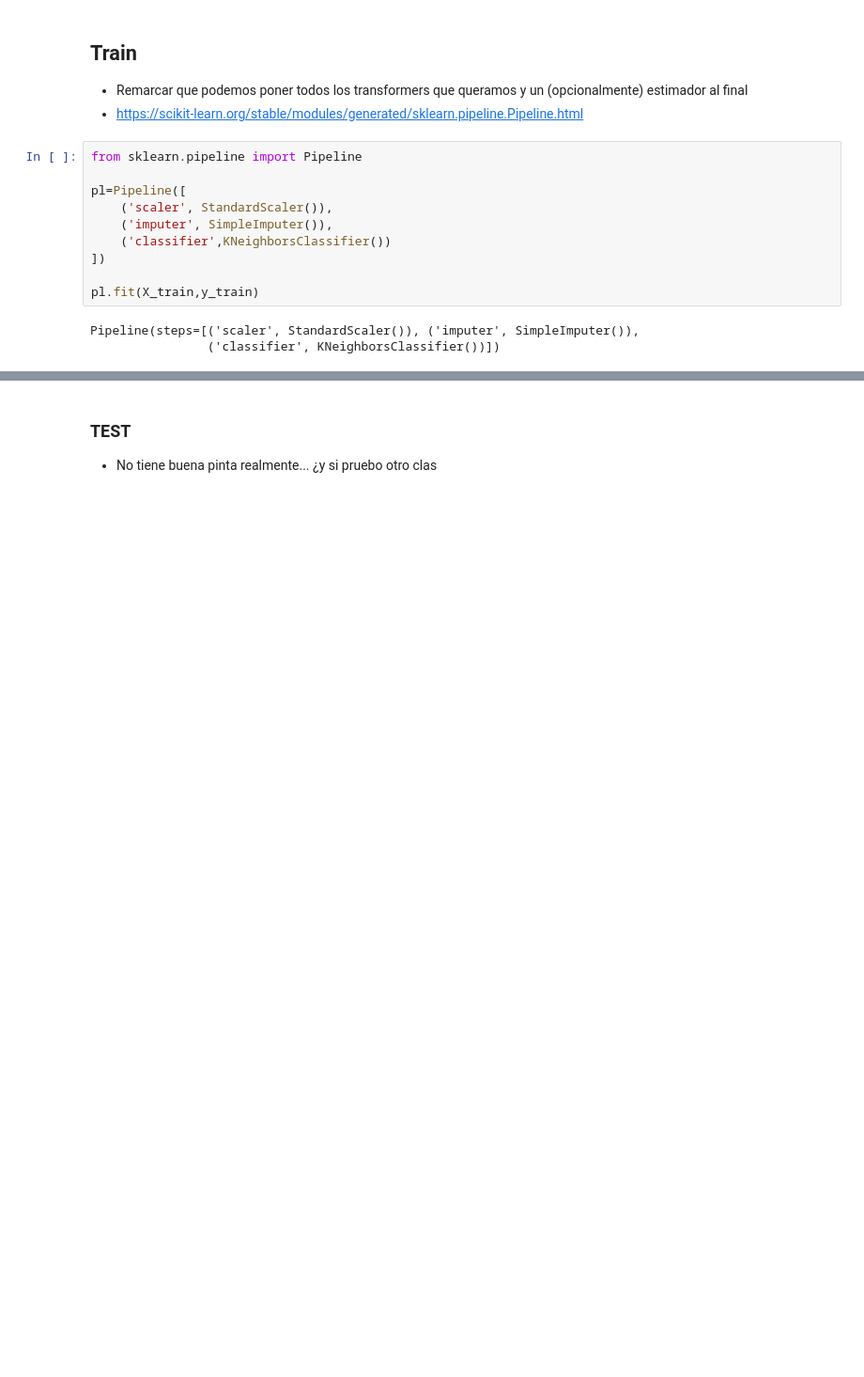
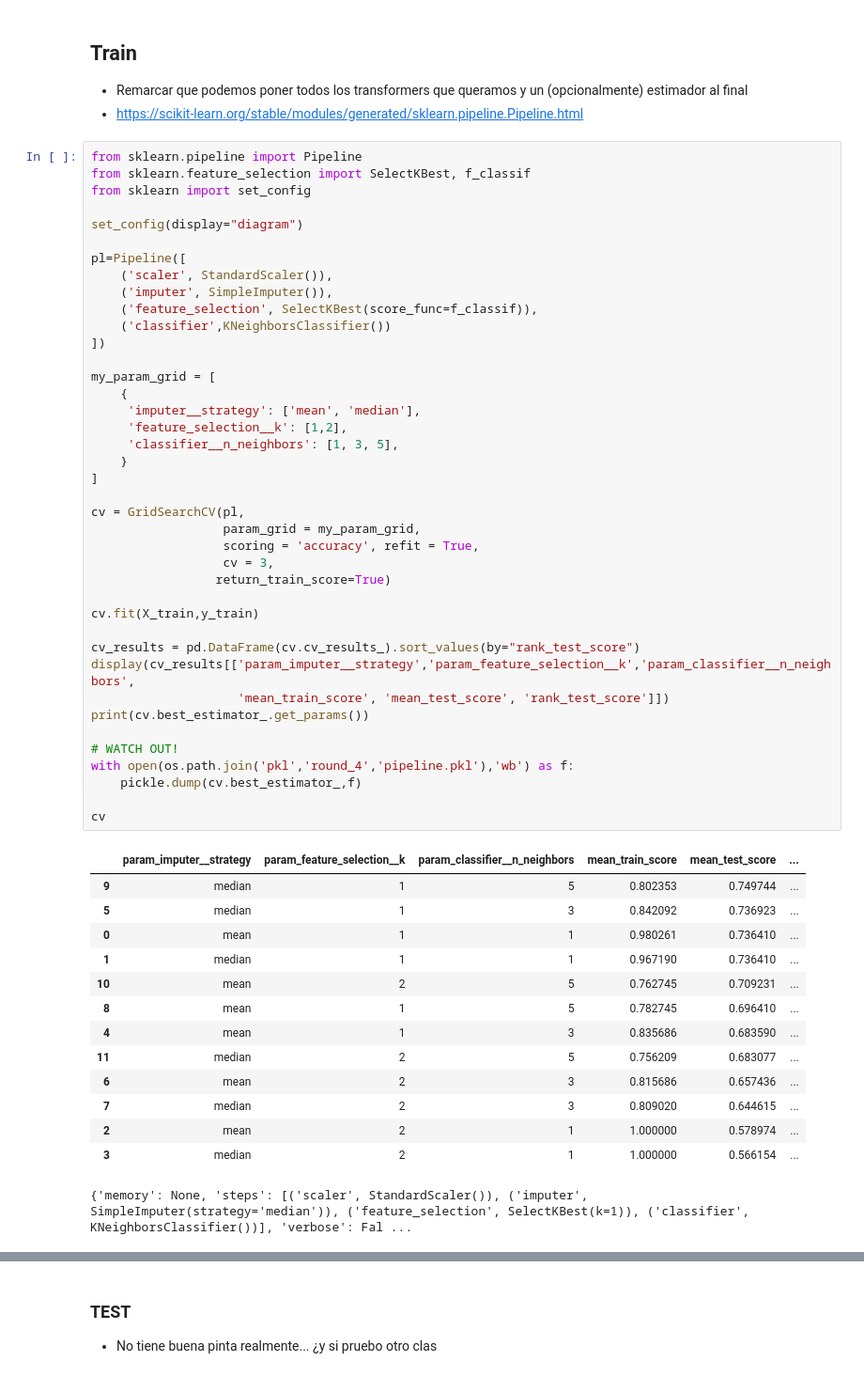
Before and after one commit to irenerodriguez/pydata-pipelines, a Jupyter notebook: notebooks/00_toy_data.ipynb, the cells around one changed output, grey strips where cells are left out. Shown at 94% size. Saved outputs shown, nothing was run; the diff lists cells and outputs as text; blank space fills up the shorter version.

```diff
--- a/notebooks/00_toy_data.ipynb
+++ b/notebooks/00_toy_data.ipynb
@@ -275,14 +284,56 @@ Accuracy in test:  0.55
 - https://scikit-learn.org/stable/modules/generated/sklearn.pipeline.Pipeline.html
 # %%
 from sklearn.pipeline import Pipeline
+from sklearn.feature_selection import SelectKBest, f_classif
+from sklearn import set_config
+
+set_config(display="diagram")
 
 pl=Pipeline([
     ('scaler', StandardScaler()),
     ('imputer', SimpleImputer()),
+    ('feature_selection', SelectKBest(score_func=f_classif)),
     ('classifier',KNeighborsClassifier())
 ])
 
-pl.fit(X_train,y_train)
+my_param_grid = [
+    {
+     'imputer__strategy': ['mean', 'median'],
+     'feature_selection__k': [1,2],
+     'classifier__n_neighbors': [1, 3, 5],
+    }
+]
+
+cv = GridSearchCV(pl,
+                  param_grid = my_param_grid,
+                  scoring = 'accuracy', refit = True,
+                  cv = 3,
+                 return_train_score=True)
+
+cv.fit(X_train,y_train)
+
+cv_results = pd.DataFrame(cv.cv_results_).sort_values(by="rank_test_score")
+display(cv_results[['param_imputer__strategy','param_feature_selection__k','param_classifier__n_neighbors',
+                    'mean_train_score', 'mean_test_score', 'rank_test_score']])
+print(cv.best_estimator_.get_params())
+
+# WATCH OUT!
+with open(os.path.join('pkl','round_4','pipeline.pkl'),'wb') as f:
+    pickle.dump(cv.best_estimator_,f)
+
+cv
 # %% [output]
+|  | param_imputer__strategy | param_feature_selection__k | param_classifier__n_neighbors | mean_train_score | mean_test_score | ... |
+| 9 | median | 1 | 5 | 0.802353 | 0.749744 | ... |
+| 5 | median | 1 | 3 | 0.842092 | 0.736923 | ... |
+| 0 | mean | 1 | 1 | 0.980261 | 0.736410 | ... |
+| 1 | median | 1 | 1 | 0.967190 | 0.736410 | ... |
+| 10 | mean | 2 | 5 | 0.762745 | 0.709231 | ... |
+| 8 | mean | 1 | 5 | 0.782745 | 0.696410 | ... |
+| 4 | mean | 1 | 3 | 0.835686 | 0.683590 | ... |
+| 11 | median | 2 | 5 | 0.756209 | 0.683077 | ... |
+| 6 | mean | 2 | 3 | 0.815686 | 0.657436 | ... |
+| 7 | median | 2 | 3 | 0.809020 | 0.644615 | ... |
+| 2 | mean | 2 | 1 | 1.000000 | 0.578974 | ... |
+| 3 | median | 2 | 1 | 1.000000 | 0.566154 | ... |
-Pipeline(steps=[('scaler', StandardScaler()), ('imputer', SimpleImputer()),
-                ('classifier', KNeighborsClassifier())])
+{'memory': None, 'steps': [('scaler', StandardScaler()), ('imputer', SimpleImputer(strategy='median')), ('feature_selection', SelectKBest(k=1)), ('classifier', KNeighborsClassifier())], 'verbose': Fal ...
```
Also changed, not shown: parts of 10 cells of this notebook, 3 other files.
